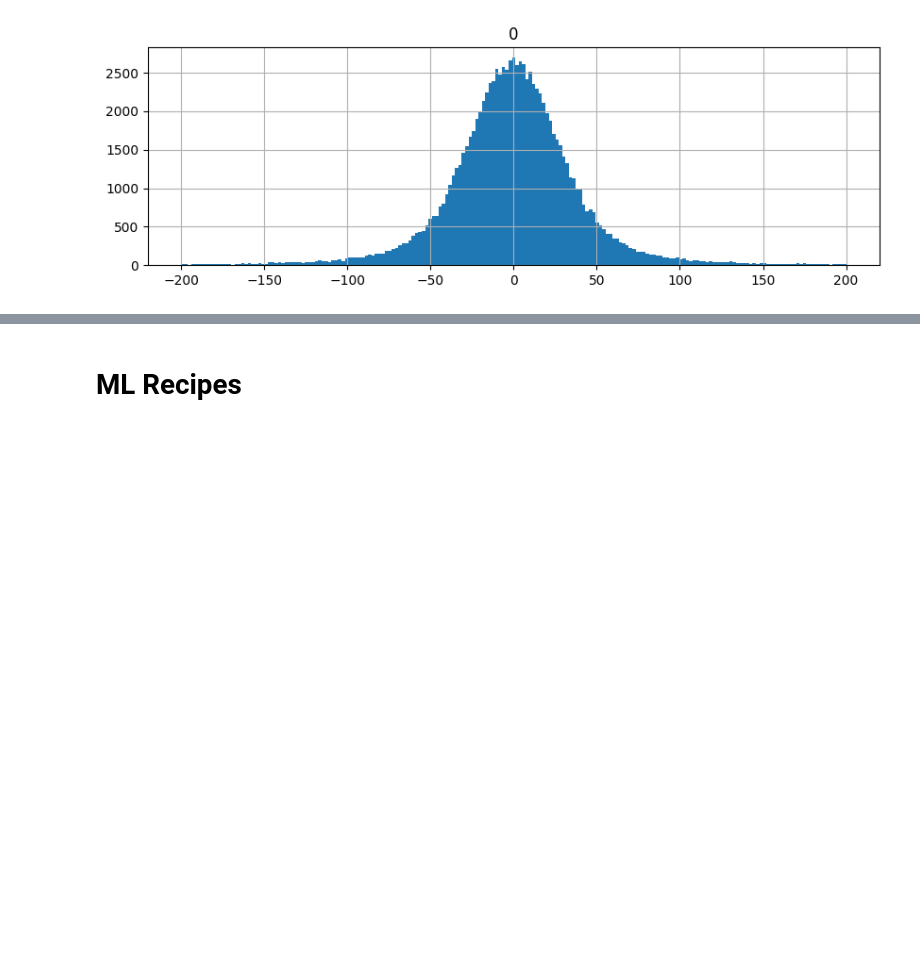
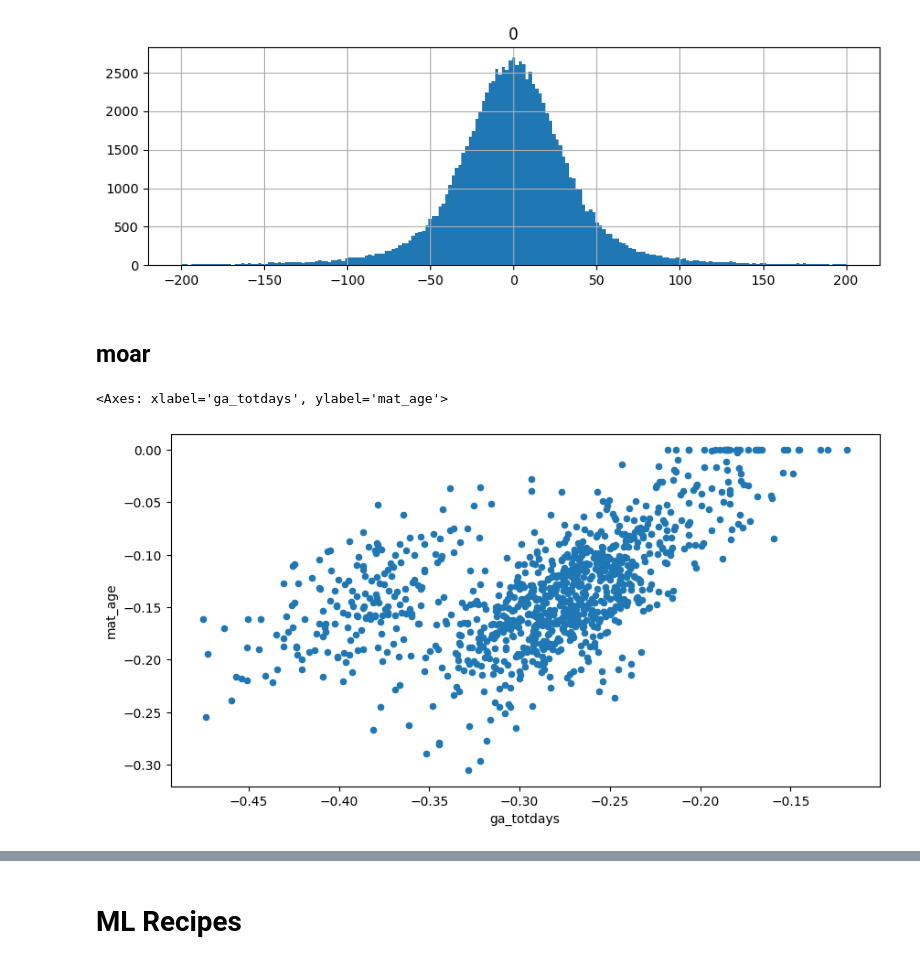
Before and after one commit to mennowitteveen/mjwt, a Jupyter notebook: nbs/ipynb_snippets.ipynb, the cells around one changed output, grey strips where cells are left out. Cells and saved outputs as stored; diff of their text form; code cells hidden in the pictures; blank space fills up the shorter version.

```diff
--- a/nbs/ipynb_snippets.ipynb
+++ b/nbs/ipynb_snippets.ipynb
@@ -154,3 +154,13 @@ ws = pd.DataFrame(np.random.randn(n)*stds) # Rather weird fat-tailed weight dist
 ws.hist(bins=np.linspace(-200,200,200), figsize=[10,3]); # <-- without the bins argument this is a mess
 # %% [output]
 [figure]
+# %% [markdown]
+## moar
+# %%
+# Load coef_df
+coef_df = pd.read_hdf('coef_df.h5','coef_df')
+# %%
+coef_df.plot.scatter(x=0,y=1)
+# %% [output]
+<Axes: xlabel='ga_totdays', ylabel='mat_age'>
+[figure, added]
```
Also changed, not shown: parts of 7 cells of this notebook, 4 other files.
